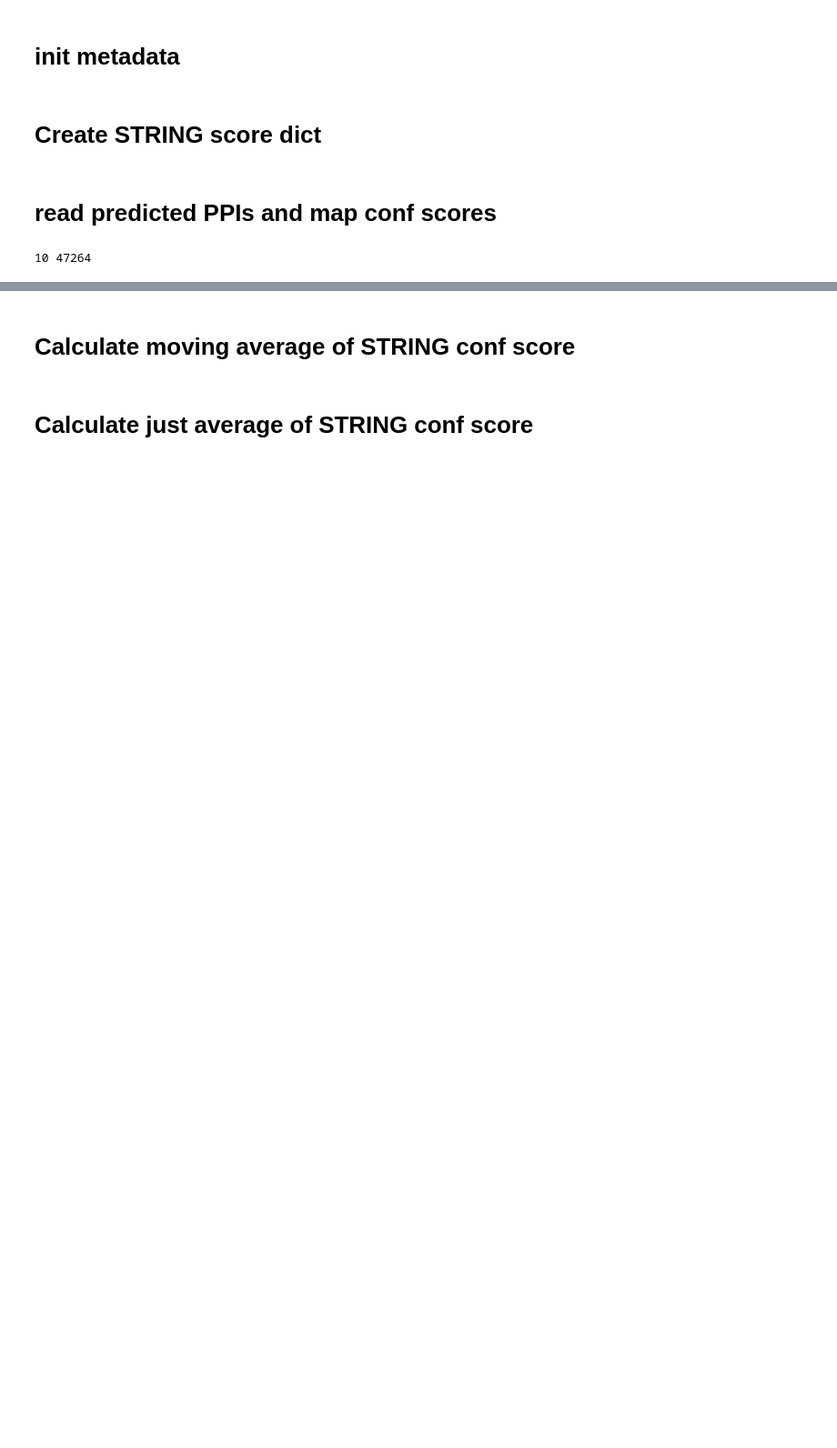
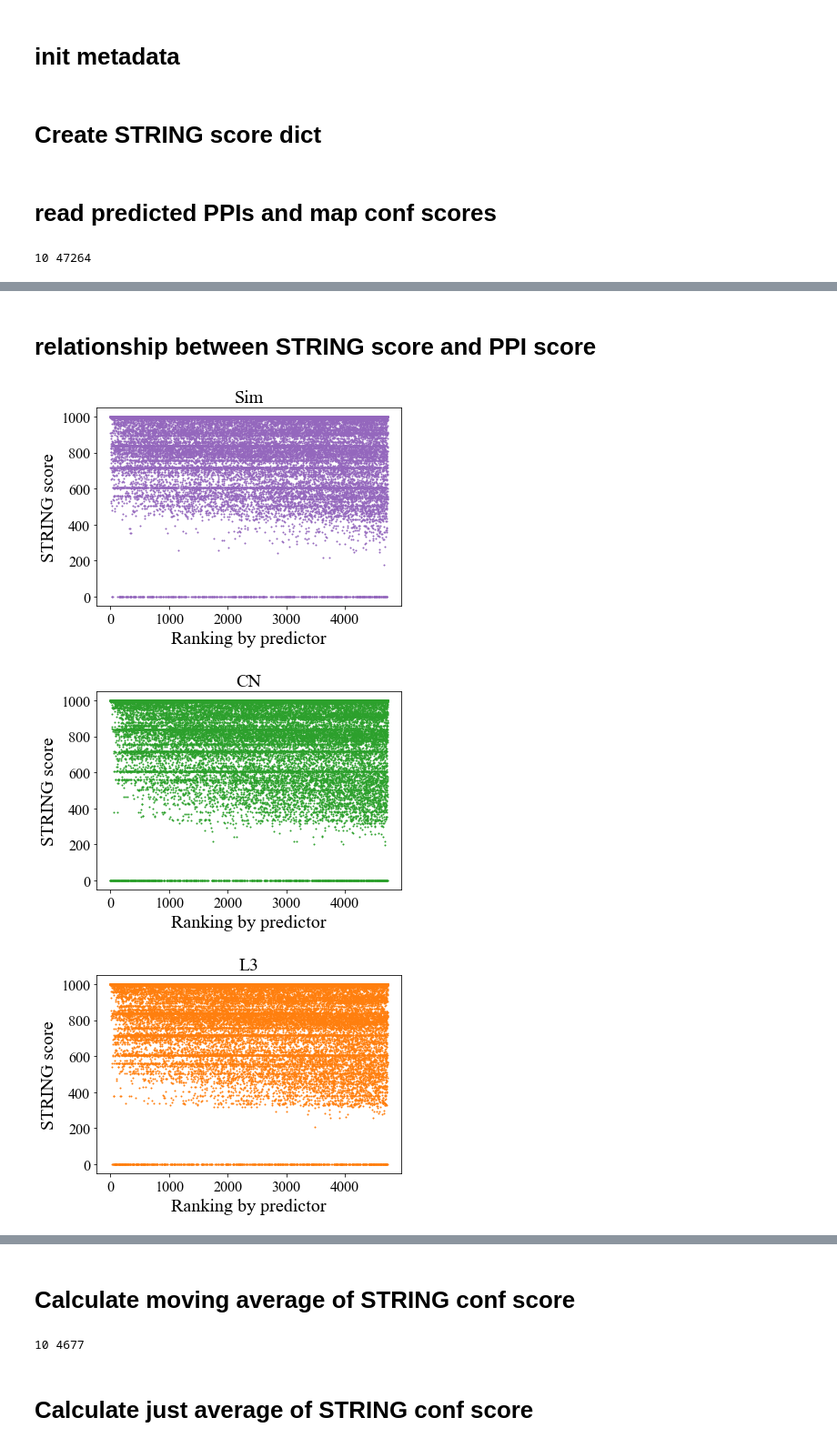
Before and after one commit to andy897221/BMC_PPI_L3N, a Jupyter notebook: src/notebook/Figure - STRING conf score.ipynb, the cells around one changed output, grey strips where cells are left out. Shown at 91% size. Cells and saved outputs as stored; diff of their text form; code cells hidden in the pictures; blank space fills up the shorter version.

```diff
--- a/src/notebook/Figure - STRING conf score.ipynb
+++ b/src/notebook/Figure - STRING conf score.ipynb
@@ -26,20 +26,21 @@ def get_plots_outline(plots, boundFunc):
 colors = {
     "L3E1_f1": "tab:blue",
     "L3E1_f2": "tab:olive",
-    "L3E4_f1": "tab:cyan",
-    "L3E4_f2": "tab:pink",
+    "L3E_f1Alt": "navy",
+    "L3E_f2Alt": "gold",
     "L3": "tab:orange",
     "CN": "tab:green",
     "CRA": "tab:red",
     "CH2": "tab:brown",
     "Sim": "tab:purple",
-    "rand": "tab:grey"
+    "rand": "tab:grey",
+    "countP4": "black"
 }
 
-methods = ["commonNeighbor", "L3Normalizing", "CRA", "Sim", "CH2_L3", "random"]+["L3E1_{}".format(i) for i in ['f1', 'f2']]
-methods_map = ["CN", "L3", "CRA", "Sim", "CH2", "rand"]+["L3E1_{}".format(i) for i in ['f1', 'f2']]
-abbrev_map = ["CN", "L3", "CRA", "Sim", "CH2", "rand"]+["L3E\n($f_{"+str(i)+"}$)" for i in range(1,3)]
-label_map = ["CN", "L3", "CRA", "Sim", "CH2", "rand"]+["L3E($f_{"+str(i)+"}$)" for i in range(1,3)]
+methods = ["commonNeighbor", "L3Normalizing", "CRA", "Sim", "CH2_L3", "random", "countP4", "L3E1_f1", "L3E1_f2", "L3E_f1Alt", "L3E_f2Alt"]
+methods_map = ["CN", "L3", "CRA", "Sim", "CH2", "rand", "countP4", "L3E1_f1", "L3E1_f2", "L3E_f1Alt", "L3E_f2Alt"]
+abbrev_map = ["CN", "L3", "CRA", "Sim", "CH2", "rand", "no.\n of $P_{4}$", "L3E'\n($f_{1}$)", "L3E'\n($f_{2}$)", "L3E\n($f_{1}$)", "L3E\n($f_{2}$)"]
+label_map = ["CN", "L3", "CRA", "Sim", "CH2", "rand", "no. of $P_{4}$", "L3E'($f_{1}$)", "L3E'($f_{2}$)", "L3E($f_{1}$)", "L3E($f_{2}$)"]
 
 methods_names = dict(zip(methods, methods_map))
 abbrevs = dict(zip(methods_map, abbrev_map))
@@ -79,0 +134,21 @@ print(len(conf_scores[50]['STRING']["CN"]), len(conf_scores[50]['STRING']["CN"][
+# %% [markdown]
+# relationship between STRING score and PPI score
+# %%
+randSz = 50
+for method in set(df['method']):
+    # check only ranking of first 10% edges?
+    tmp_df = df[(df['method'] == method) & (df['randSz'] == randSz) & (df['ds'] == ds)]
+    maxRank = np.max(tmp_df['predRank'])
+    tmp_df = tmp_df[(tmp_df['predRank'] < maxRank*0.1)]
+    STRINGScores, predScores = tmp_df['STRINGScore'], tmp_df['predRank']
+
+    fig = plt.figure()
+    plt.scatter(predScores, STRINGScores, s=1, c=colors[method])
+    ax = plt.gca()
+    ax.set_xlabel("Ranking by predictor")
+    ax.set_ylabel("STRING score")
+    ax.set_title("{}".format(method))
+# %% [output]
+[figure, added]
+[figure, added]
+[figure, added]
@@ -80,27 +160,30 @@ print(len(conf_scores[50]['STRING']["CN"]), len(conf_scores[50]['STRING']["CN"][
 # %% [markdown]
 # Calculate moving average of STRING conf score
 # %%
-# only get top 10%
 mm_win, mm_steps = 500, 10
 mm_scores = {}
 
 for randSz in range(50, 100, 10):
     mm_scores[randSz] = defaultdict(dict)
-    for ds in ds_names:
-        for method in methods:
-            method = methods_names[method]
+    for ds in set(df['ds']):
+        for method in set(df['method']):
             mm_scores[randSz][ds][method] = []
-            cur_scores = conf_scores[randSz][ds][method]
-            for trial in range(len(cur_scores)):
+            tmp_df = df[(df['ds'] == ds) & (df['method'] == method) & (df['randSz'] == randSz)]
+
+            for trial in range(10):
+                tmpp_df = tmp_df[tmp_df['trial'] == trial]
+                tmpp_df.sort_values(by=['predRank'], inplace=True)
+                cur_scores = tmpp_df['STRINGScore'].tolist()
+
                 mm_scores[randSz][ds][method].append([])
-                for step in range(0, int(len(cur_scores[trial]))-mm_win, mm_steps):
-                    scores_win = cur_scores[trial][step:step+mm_win]
+                for step in range(0, int(len(cur_scores))-mm_win, mm_steps):
+                    scores_win = cur_scores[step:step+mm_win]
                     scores_win = np.nan_to_num(scores_win)
-                    #if np.isnan(mean_scores): mm_scores[ds][method][-1].append(0)
-                    #else: mm_scores[ds][method][-1].append(np.nanmean(scores_win))
-                    mm_scores[randSz][ds][method][-1].append(np.mean(scores_win))
+                    mm_scores[randSz][ds][method][-1].append(np.mean(scores_win)/1000)
 
 print(len(mm_scores[50]['STRING']["CN"]), len(mm_scores[50]['STRING']["CN"][0]))
+# %% [output]
+10 4677
 # %% [markdown]
 # Calculate just average of STRING conf score
 # %%
```
Also changed, not shown: parts of 16 cells of this notebook, 20 other files.
